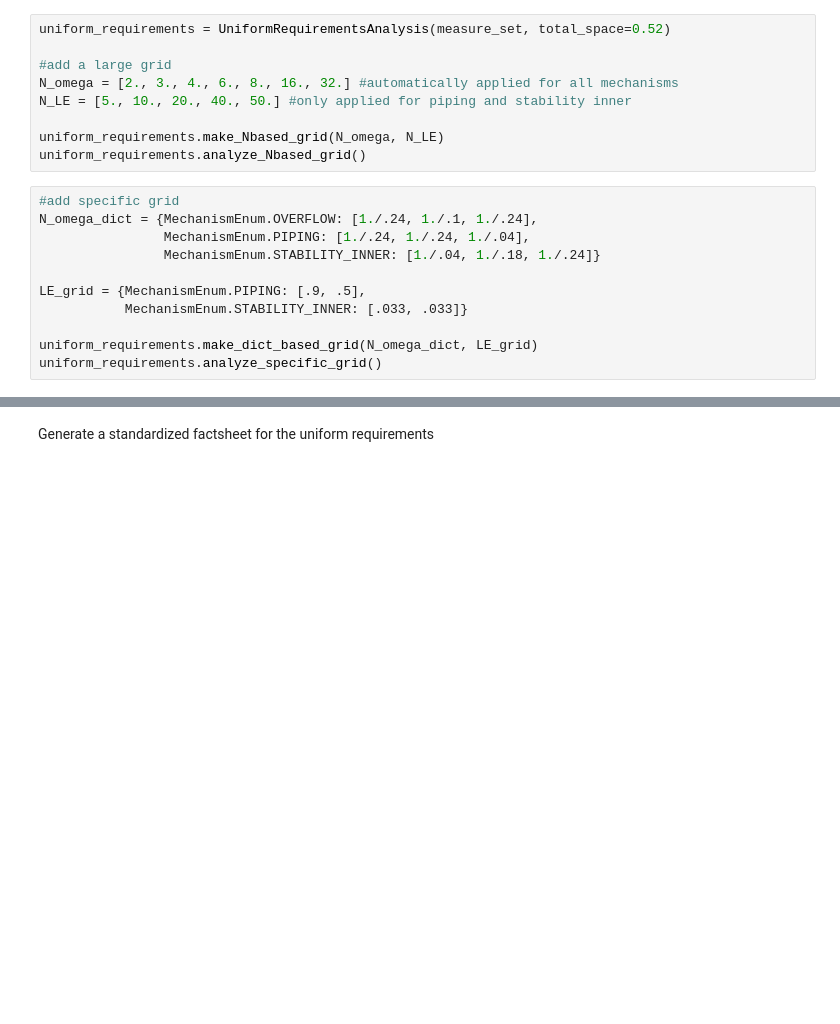
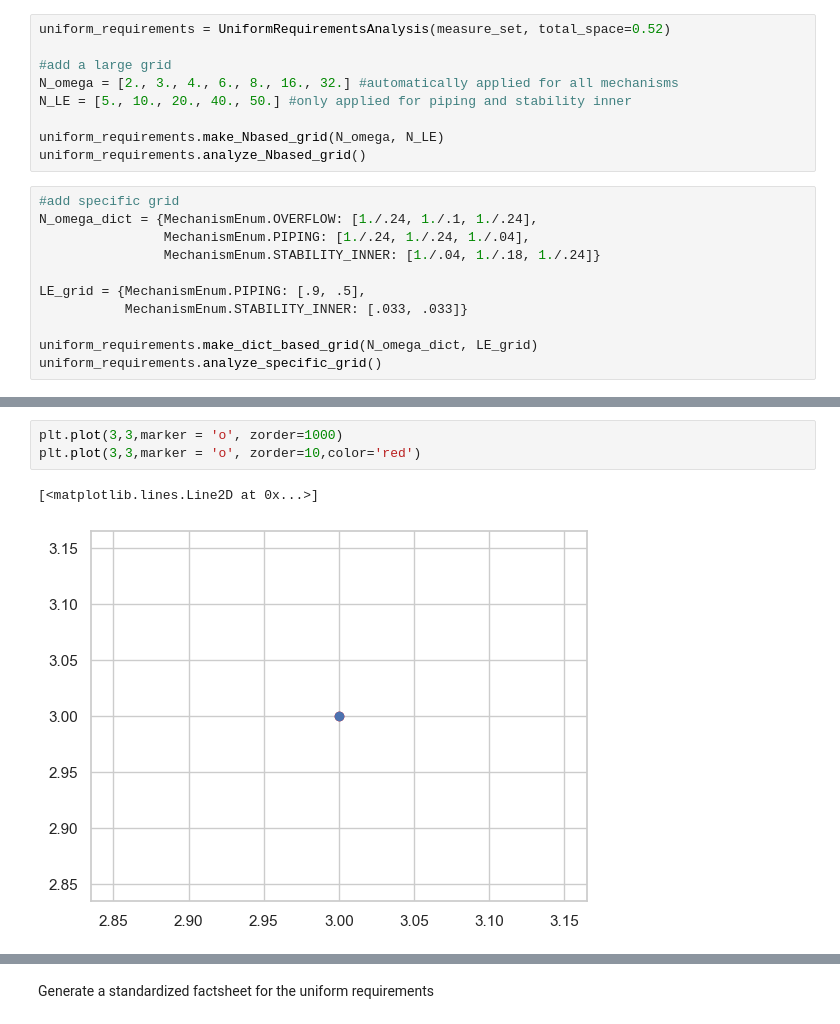
Before and after one commit to Deltares/VRSuiteUtils, a Jupyter notebook: postprocessing/cost_of_target_reliability.ipynb, the cells around one changed output, grey strips where cells are left out. Cells and saved outputs as stored; diff of their text form; blank space fills up the shorter version.

```diff
--- a/postprocessing/cost_of_target_reliability.ipynb
+++ b/postprocessing/cost_of_target_reliability.ipynb
@@ -102,2 +124,8 @@ uniform_requirements.analyze_specific_grid()
+# %%
+plt.plot(3,3,marker = 'o', zorder=1000)
+plt.plot(3,3,marker = 'o', zorder=10,color='red')
+# %% [output]
+[<matplotlib.lines.Line2D at 0x...>]
+[figure, added]
 # %%
 #make & save the figure
```
Also changed, not shown: parts of 4 cells of this notebook, 4 other files.
